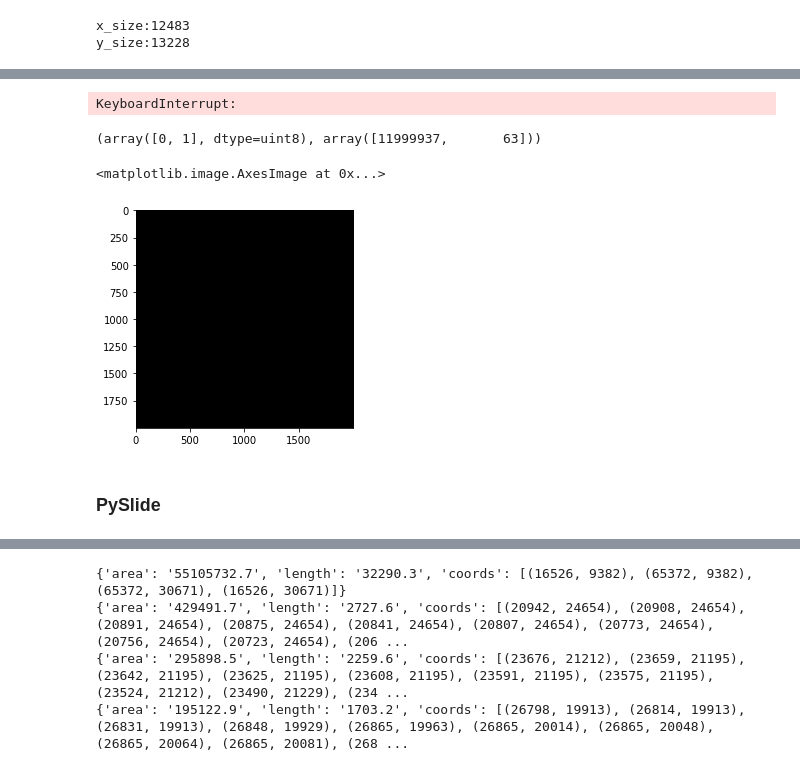
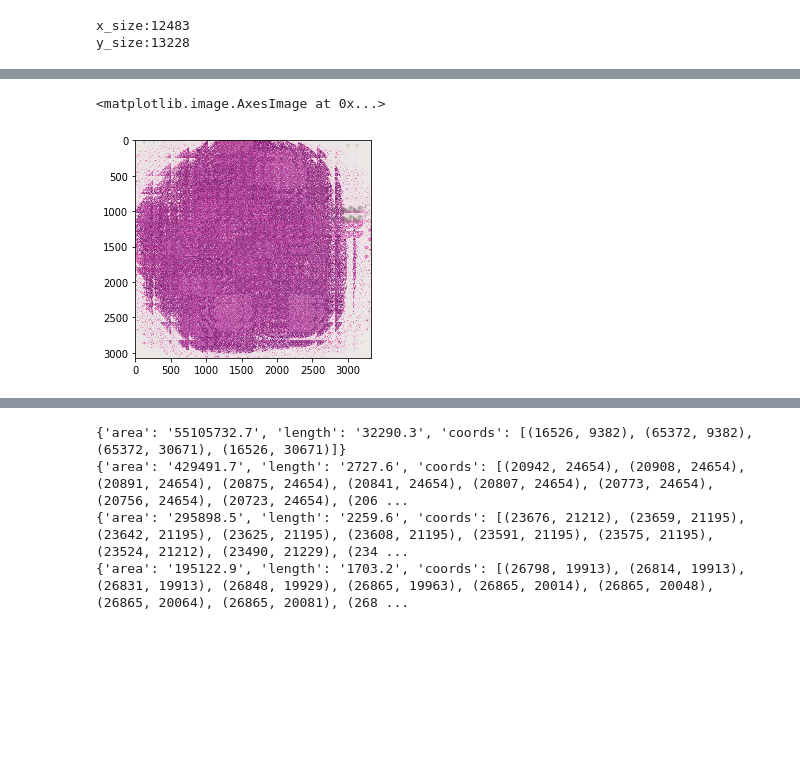
Before and after one commit to gregoryverghese/PySlide, a Jupyter notebook: example.ipynb, the cells around one changed output, grey strips where cells are left out. Saved outputs shown, nothing was run; the diff lists cells and outputs as text; code cells hidden in the pictures; blank space fills up the shorter version.

```diff
--- a/example.ipynb
+++ b/example.ipynb
@@ -36,5 +77,5 @@ y_size:13228
 # %%
 path='images/images'
 # %%
-s=patching.Stitching(path)
+s=patching.Stitching(path,name='14.90610 C L2.11.', mag_level=2)
 # %% [output]
@@ -55,0 +88,2 @@ for k in annotations:
+# %%
+image=s.stitch()
@@ -56,2 +92,4 @@ for k in annotations:
 # %%
-slide_mask=cv2.resize(slide_mask, (2000,2000))
+image=image.astype(np.uint8)
+
+#image=cv2.resize(image,(2000,2000))
@@ -87,4 +97,0 @@ test=cv2.fillPoly(slide_mask, v, color=1)
-# %%
-np.unique(test)
-# %% [output]
-KeyboardInterrupt:
@@ -93,4 +97,0 @@ slide_mask=cv2.resize(test, (2000,2000))
-# %%
-np.unique(slide_mask,return_counts=True)
-# %% [output]
-(array([0, 1], dtype=uint8), array([11999937,       63]))
@@ -97,7 +107,5 @@ np.unique(slide_mask,return_counts=True)
 # %%
-plt.imshow(slide_mask)
+plt.imshow(image)
 # %% [output]
 <matplotlib.image.AxesImage at 0x...>
-[figure, old version]
+[figure, new version]
-# %% [markdown]
-### PySlide
```
Also changed, not shown: parts of 35 cells of this notebook, 4 other files.
